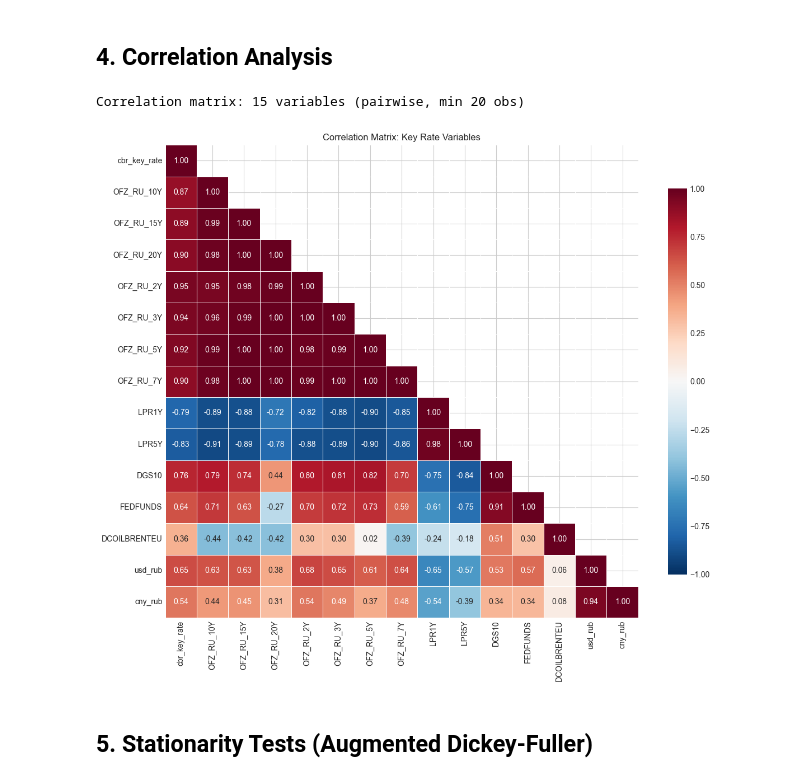
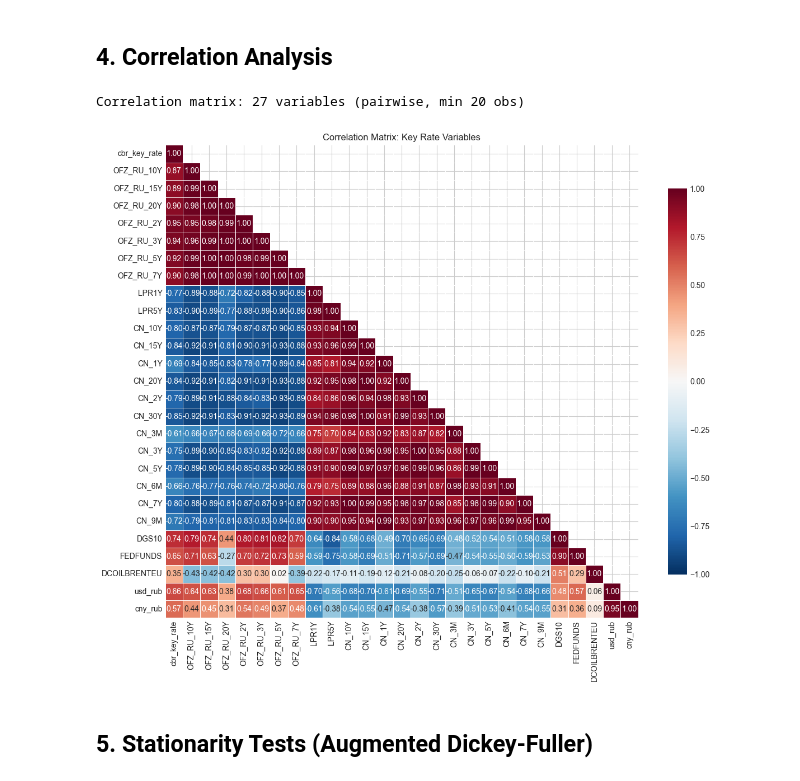
Before and after one commit to vvv-hikka/Interdependence-of-Ruble-and-Yuan-Borrowing-rates, a Jupyter notebook: statistical_analysis.ipynb, the cells around one changed output. Cells and saved outputs as stored; diff of their text form; code cells hidden in the pictures.

```diff
--- a/statistical_analysis.ipynb
+++ b/statistical_analysis.ipynb
@@ -137,12 +142,16 @@ if not cn_bonds.empty:
 else:
     p_cn = pd.DataFrame({'date': pd.Series(dtype='datetime64[ns]')})
 
-# Global indicators
+# Global indicators (FRED)
 gi_cols = ['date', 'DGS10', 'DGS2', 'FEDFUNDS', 'DCOILBRENTEU', 'DTWEXBGS']
 p_gi   = prep(glob_ind, gi_cols)
 
+# Russian macro (FRED: CPI, Industrial Production)
+ru_macro_cols = ['date'] + [c for c in ru_macro.columns if c != 'date']
+p_ru_macro = prep(ru_macro, ru_macro_cols) if not ru_macro.empty else pd.DataFrame({'date': pd.Series(dtype='datetime64[ns]')})
+
 # ---- Merge all on normalised month ----
-frames = [p_key, p_gc, p_fx, p_ofz, p_lpr, p_cn, p_gi]
+frames = [p_key, p_gc, p_fx, p_ofz, p_lpr, p_cn, p_gi, p_ru_macro]
 panel = frames[0]
 for df in frames[1:]:
     if df.empty or 'date' not in df.columns or len(df.columns) <= 1:
@@ -150,8 +159,30 @@ for df in frames[1:]:
     panel = panel.merge(df, on='date', how='outer')
 
 panel = panel.sort_values('date').reset_index(drop=True)
-panel = panel[(panel['date'] >= '2019-01-01') & (panel['date'] <= '2026-02-01')]
+# 2018-01 so manual ChinaBond (2018–2025) and FRED series are fully included
+panel = panel[(panel['date'] >= '2018-01-01') & (panel['date'] <= '2026-02-01')]
 panel = panel.dropna(axis=1, how='all')
+
+# Coalesce duplicate CN_* columns (e.g. CN_1Y_x, CN_1Y_y -> CN_1Y)
+import re
+cn_dup = [c for c in panel.columns if c.startswith('CN_') and ('_x' in c or '_y' in c or c.endswith('_dup'))]
+if cn_dup:
+    base_to_cols = {}
+    for c in panel.columns:
+        if not c.startswith('CN_'):
+            continue
+        base = re.sub(r'_(x|y|dup)$', '', c)
+        base_to_cols.setdefault(base, []).append(c)
+    for base, cols in base_to_cols.items():
+        if len(cols) <= 1:
+            continue
+        first = base if base in cols else cols[0]
+        panel[base] = panel[first].copy()
+        for col in cols:
+            if col != base:
+                panel[base] = panel[base].combine_first(panel[col])
+        panel = panel.drop(columns=[c for c in cols if c != base])
+
 panel = panel.set_index('date')
 
 # Ensure all values are truly float (no hidden None objects)
@@ -318,34 +363,35 @@ plt.show()
 # %%
 # Select core rate variables that have enough data
 MIN_OBS = 30
 
 rate_vars = []
 candidates = (
     ['cbr_key_rate']
     + [c for c in ['RU_1Y', 'RU_5Y', 'RU_10Y'] if c in panel.columns]
     + sorted([c for c in panel.columns if c.startswith('OFZ_RU_')])
     + [c for c in panel.columns if 'LPR' in c.upper()]
+    + sorted([c for c in panel.columns if c.startswith('CN_')])
     + [c for c in ['DGS10', 'FEDFUNDS', 'DCOILBRENTEU', 'usd_rub', 'cny_rub'] if c in panel.columns]
 )
 for v in candidates:
     if v in panel.columns and panel[v].notna().sum() >= MIN_OBS and v not in rate_vars:
         rate_vars.append(v)
 
 # Pairwise correlation (not listwise deletion)
 corr = panel[rate_vars].corr(min_periods=20)
 print(f"Correlation matrix: {len(rate_vars)} variables (pairwise, min 20 obs)")
 
 fig, ax = plt.subplots(figsize=(12, 10))
 mask = np.triu(np.ones_like(corr, dtype=bool), k=1)
 sns.heatmap(corr, mask=mask, annot=True, fmt='.2f', cmap='RdBu_r',
             center=0, vmin=-1, vmax=1, ax=ax, square=True,
             linewidths=0.5, cbar_kws={'shrink': 0.8})
 ax.set_title('Correlation Matrix: Key Rate Variables')
 plt.tight_layout()
 plt.show()
 # %% [output]
-Correlation matrix: 15 variables (pairwise, min 20 obs)
+Correlation matrix: 27 variables (pairwise, min 20 obs)
-[figure, old version]
+[figure, new version]
 # %% [markdown]
 ## 5. Stationarity Tests (Augmented Dickey-Fuller)
 # %%
```
Also changed, not shown: parts of 16 cells of this notebook, 8 other files.
